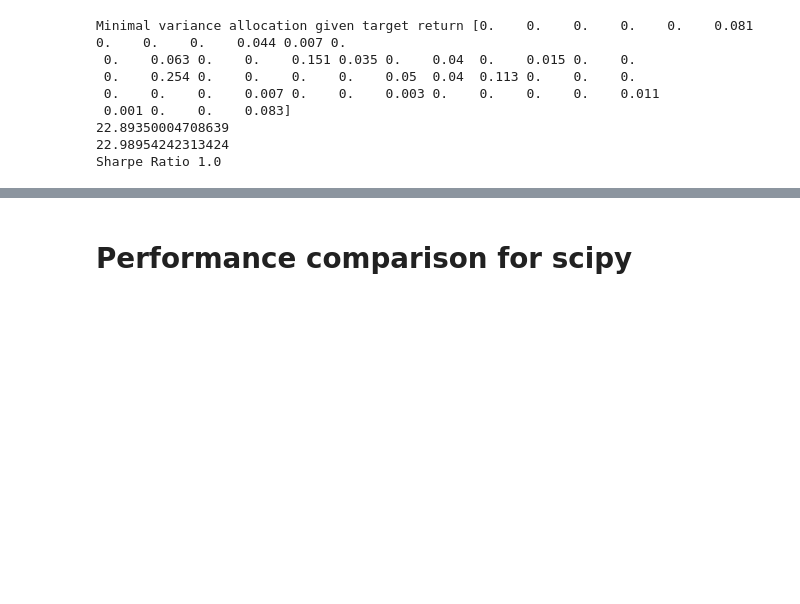
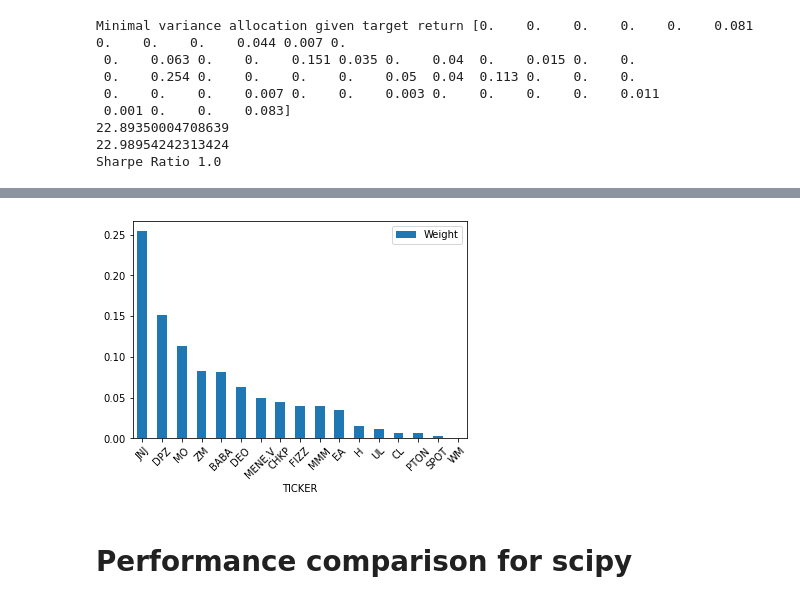
Before and after one commit to lukaskoerber/Portfolio-Optimization, a Jupyter notebook: markowitz_portfolio_optimization.ipynb, the cells around one changed output, grey strips where cells are left out. Cells and saved outputs as stored; diff of their text form; code cells hidden in the pictures; blank space fills up the shorter version.

```diff
--- a/markowitz_portfolio_optimization.ipynb
+++ b/markowitz_portfolio_optimization.ipynb
@@ -415,4 +421,5 @@ Sharpe Ratio 1.0
 # %%
 df_holdings = pd.concat([pd.Series(df_returns.columns), pd.Series(min_var_portfolio)], axis=1)
 df_holdings.columns = ['TICKER', 'Weight']
-df_holdings[df_holdings['Weight'] != 0].sort_values(by='Weight', ascending=False)
+df_holdings= df_holdings[df_holdings['Weight'] != 0].sort_values(by='Weight', ascending=False)
+df_holdings
@@ -419,3 +445,8 @@ df_holdings[df_holdings['Weight'] != 0].sort_values(by='Weight', ascending=False
+# %%
+df_holdings.plot(kind='bar', x='TICKER');
+plt.xticks(rotation=45);
+# %% [output]
+[figure, added]
 # %% [markdown]
 # Performance comparison for scipy
 # %%
```
Also changed, not shown: parts of 6 cells of this notebook.
